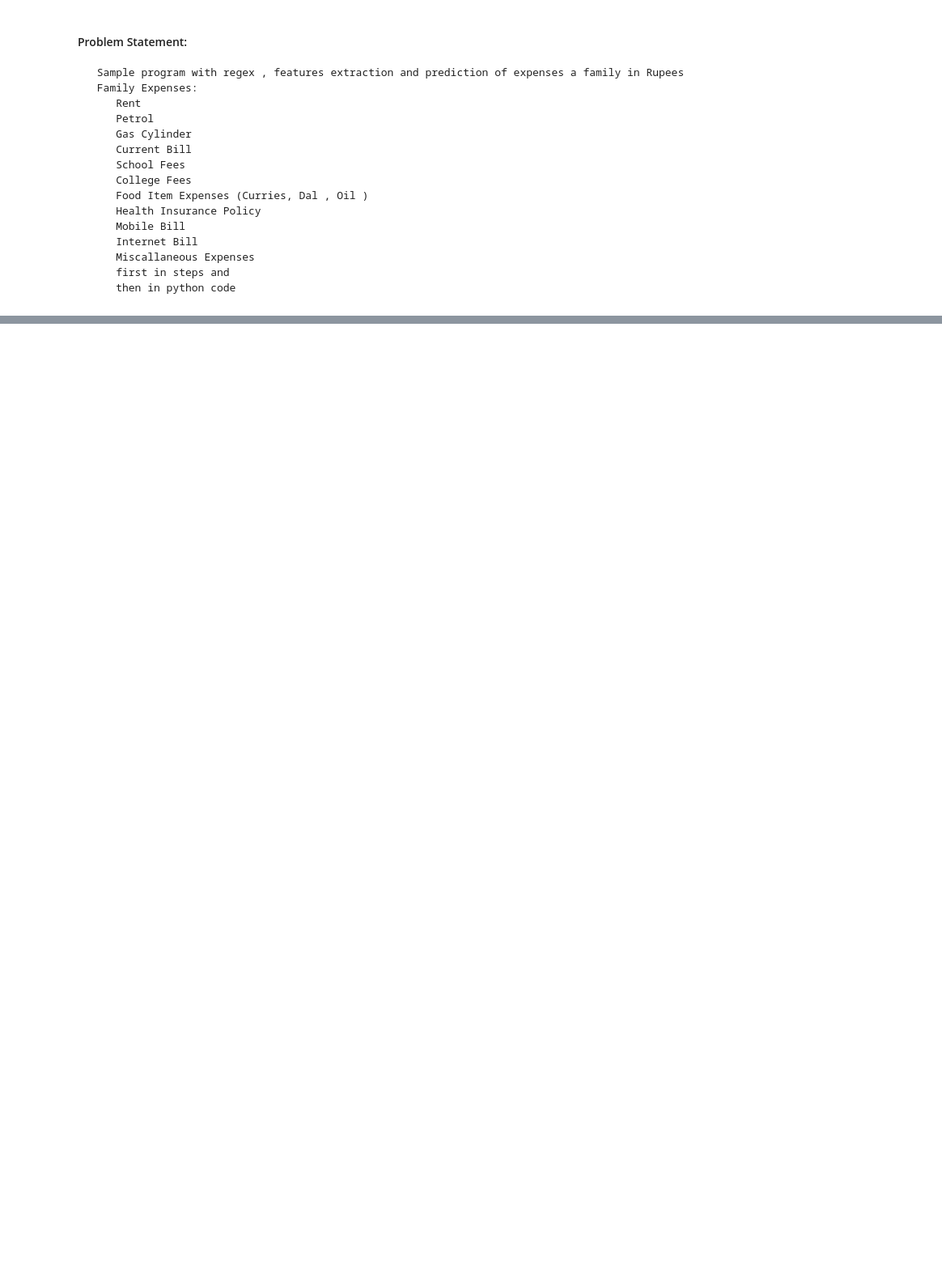
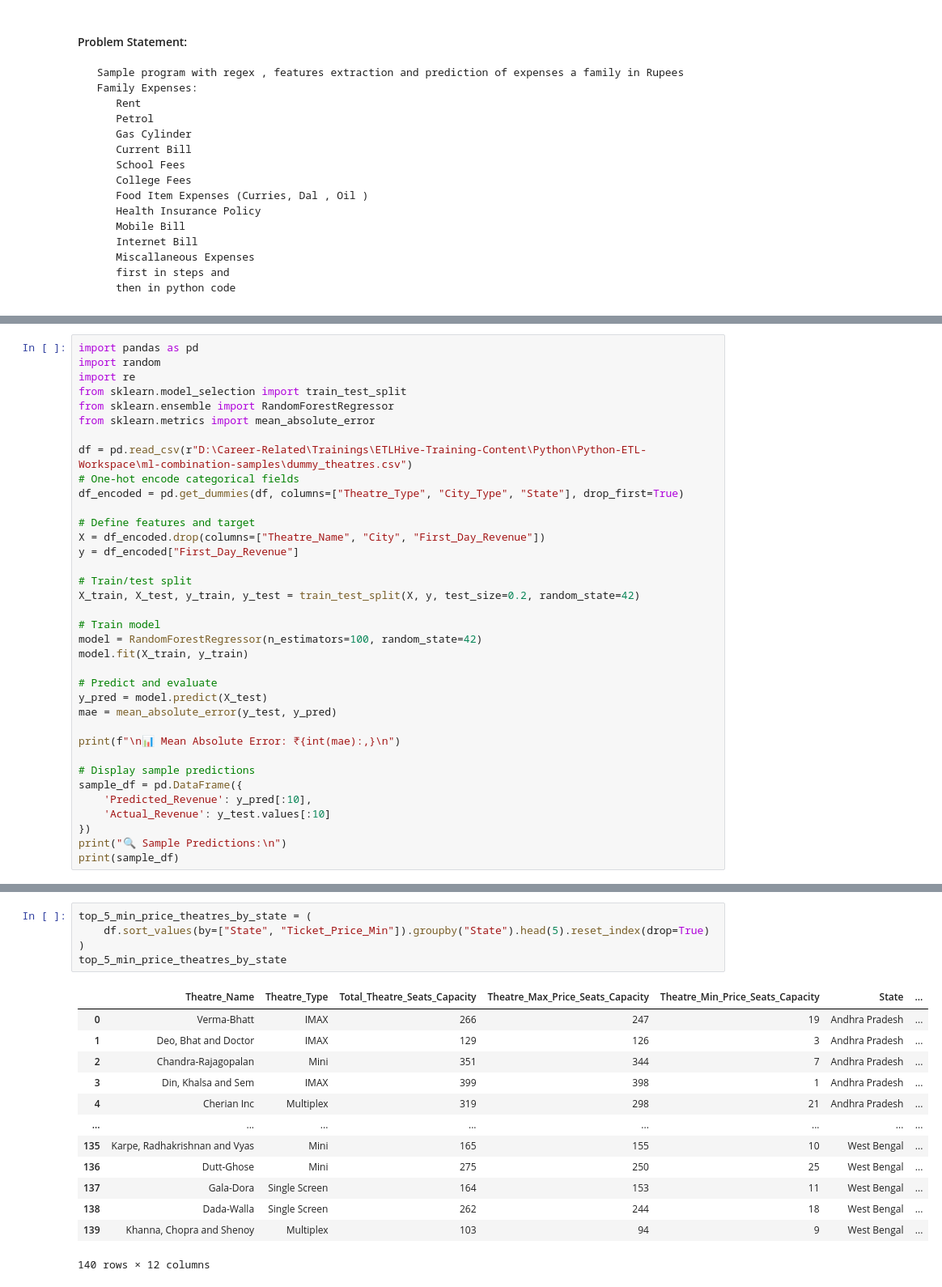
Before and after one commit to deanesh/artificial-intelligence, a Jupyter notebook: ml-combination-samples/ML-Combination-Examples.ipynb, the cells around one changed output, grey strips where cells are left out. Shown: that part at 81% size. Cells and saved outputs as stored; diff of their text form; blank space fills up the shorter version.

```diff
--- a/ml-combination-samples/ML-Combination-Examples.ipynb
+++ b/ml-combination-samples/ML-Combination-Examples.ipynb
@@ -628,0 +784,36 @@ Predicted vs Actual:
+# %%
+import pandas as pd
+import random
+import re
+from sklearn.model_selection import train_test_split
+from sklearn.ensemble import RandomForestRegressor
+from sklearn.metrics import mean_absolute_error
+
+df = pd.read_csv(r"D:\Career-Related\Trainings\ETLHive-Training-Content\Python\Python-ETL-Workspace\ml-combination-samples\dummy_theatres.csv")
+# One-hot encode categorical fields
+df_encoded = pd.get_dummies(df, columns=["Theatre_Type", "City_Type", "State"], drop_first=True)
+
+# Define features and target
+X = df_encoded.drop(columns=["Theatre_Name", "City", "First_Day_Revenue"])
+y = df_encoded["First_Day_Revenue"]
+
+# Train/test split
+X_train, X_test, y_train, y_test = train_test_split(X, y, test_size=0.2, random_state=42)
+
+# Train model
+model = RandomForestRegressor(n_estimators=100, random_state=42)
+model.fit(X_train, y_train)
+
+# Predict and evaluate
+y_pred = model.predict(X_test)
+mae = mean_absolute_error(y_test, y_pred)
+
+print(f"\n📊 Mean Absolute Error: ₹{int(mae):,}\n")
+
+# Display sample predictions
+sample_df = pd.DataFrame({
+    'Predicted_Revenue': y_pred[:10],
+    'Actual_Revenue': y_test.values[:10]
+})
+print("🔍 Sample Predictions:\n")
+print(sample_df)
@@ -628,0 +1011,19 @@ Predicted vs Actual:
+# %%
+top_5_min_price_theatres_by_state = (
+    df.sort_values(by=["State", "Ticket_Price_Min"]).groupby("State").head(5).reset_index(drop=True)
+)
+top_5_min_price_theatres_by_state
+# %% [output]
+|  | Theatre_Name | Theatre_Type | Total_Theatre_Seats_Capacity | Theatre_Max_Price_Seats_Capacity | Theatre_Min_Price_Seats_Capacity | State | ... |
+| 0 | Verma-Bhatt | IMAX | 266 | 247 | 19 | Andhra Pradesh | ... |
+| 1 | Deo, Bhat and Doctor | IMAX | 129 | 126 | 3 | Andhra Pradesh | ... |
+| 2 | Chandra-Rajagopalan | Mini | 351 | 344 | 7 | Andhra Pradesh | ... |
+| 3 | Din, Khalsa and Sem | IMAX | 399 | 398 | 1 | Andhra Pradesh | ... |
+| 4 | Cherian Inc | Multiplex | 319 | 298 | 21 | Andhra Pradesh | ... |
+| ... | ... | ... | ... | ... | ... | ... | ... |
+| 135 | Karpe, Radhakrishnan and Vyas | Mini | 165 | 155 | 10 | West Bengal | ... |
+| 136 | Dutt-Ghose | Mini | 275 | 250 | 25 | West Bengal | ... |
+| 137 | Gala-Dora | Single Screen | 164 | 153 | 11 | West Bengal | ... |
+| 138 | Dada-Walla | Single Screen | 262 | 244 | 18 | West Bengal | ... |
+| 139 | Khanna, Chopra and Shenoy | Multiplex | 103 | 94 | 9 | West Bengal | ... |
+140 rows × 12 columns
```
Also changed, not shown: parts of 29 cells of this notebook.
